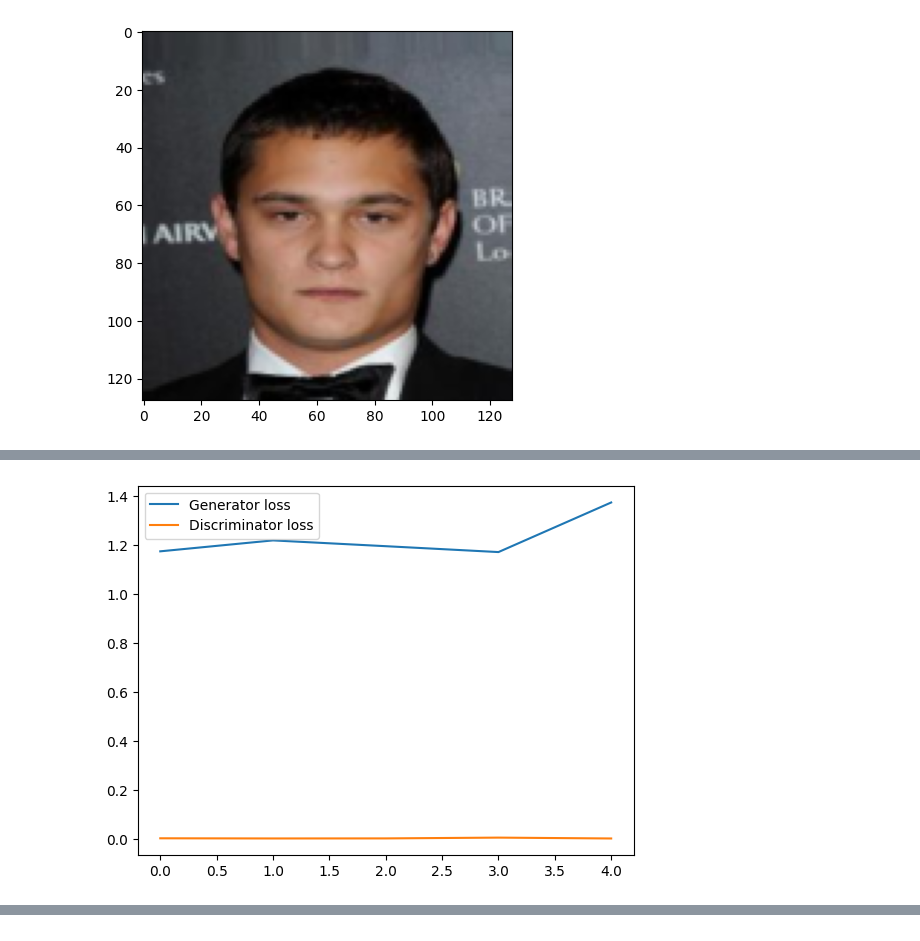
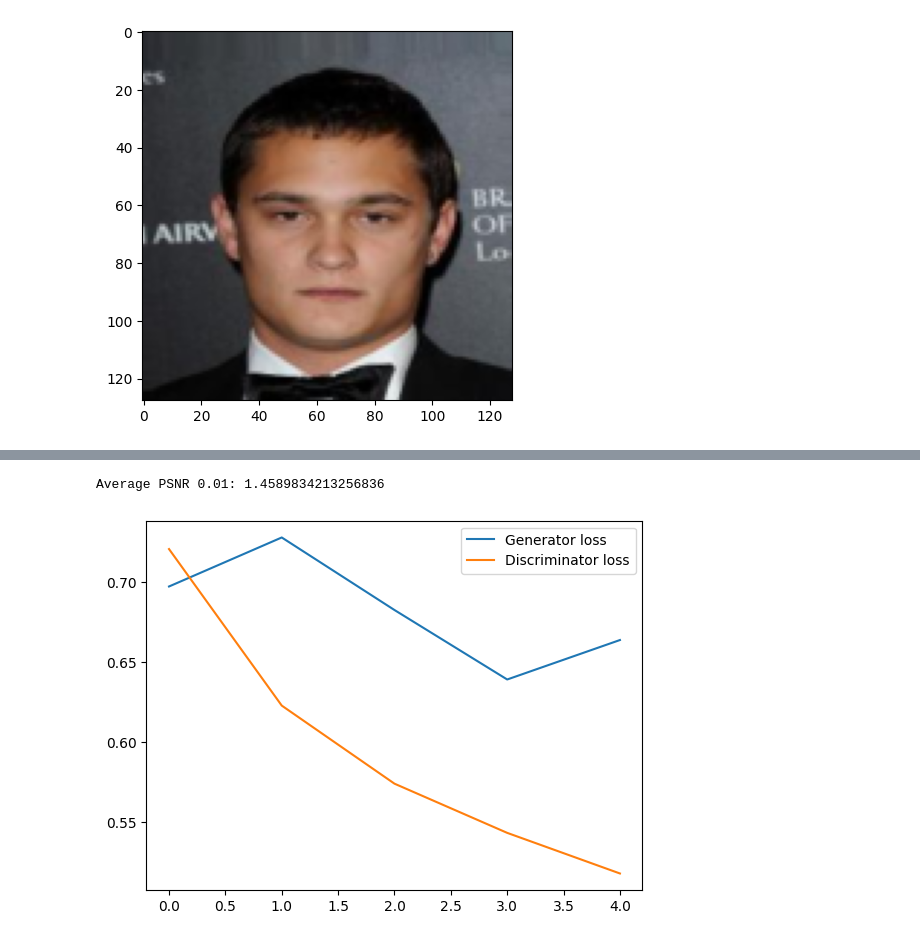
Before and after one commit to DSochirca/dcgan-denoising, a Jupyter notebook: train.ipynb, the cells around one changed output, grey strips where cells are left out. Saved outputs shown, nothing was run; the diff lists cells and outputs as text; code cells hidden in the pictures.

```diff
--- a/train.ipynb
+++ b/train.ipynb
@@ -165,8 +194,37 @@ Epoch [0/1], Step [0/250], Generator loss: 1.1756, Discriminator loss: 0.0018
-# %%
-# Plot the losses
-plt.plot(losses_gen, label='Generator loss')
-plt.plot(losses_disc, label='Discriminator loss')
-plt.legend()
-plt.show()
-# %% [output]
-[figure, removed]
+# %%
+def run_model(num_epochs=1, noise_level_train=(0.1, 0.01), noise_function=gaussian_noise, model_name_save='model', test_run=False):
+    generator = Generator(in_channels=3).to(device)
+    discriminator = Discriminator(input_size=128*128, in_channels=3).to(device)
+
+    # Loss functions
+    criterion = nn.BCEWithLogitsLoss()
+    content_criterion = nn.L1Loss()
+
+    # Optimizers
+    generator_optimizer = torch.optim.Adam(generator.parameters(), lr=0.0002, betas=(0.5, 0.999))
+    discriminator_optimizer = torch.optim.Adam(discriminator.parameters(), lr=0.0002, betas=(0.5, 0.999))
+
+    losses_gen, losses_disc = train(generator, discriminator, train_loader, criterion, content_criterion, generator_optimizer, discriminator_optimizer, num_epochs=num_epochs, noise_level_range=noise_level_train, noise_function=noise_function, model_name_save=model_name_save, test_run=test_run)
+
+    # Test the model
+    noise_level_test1 = 0.01
+    noise_level_test2 = 0.05
+    noise_level_test3 = 0.1
+
+    psnr_score1 = test(generator, test_loader, noise_level=noise_level_test1, noise_function=noise_function, model_name=model_name_save+"01")
+    psnr_score2 = test(generator, test_loader, noise_level=noise_level_test2, noise_function=noise_function, model_name=model_name_save+"05")
+    psnr_score3 = test(generator, test_loader, noise_level=noise_level_test3, noise_function=noise_function, model_name=model_name_save+"1")
+
+    print(f"Average PSNR 0.01: {psnr_score1}")
+    print(f"Average PSNR 0.05: {psnr_score2}")
+    print(f"Average PSNR 0.1: {psnr_score3}")
+
+    # Plot the losses
+    plt.plot(losses_gen, label='Generator loss')
+    plt.plot(losses_disc, label='Discriminator loss')
+    plt.legend()
+    plt.show()
+# %%
+# 0.05 gaussian noise model
+run_model(num_epochs=6, noise_level_train=(0.05, 0.05), noise_function=gaussian_noise, model_name_save='gaussian_05')
+# %% [output]
@@ -172,0 +232,2 @@ plt.show()
+Average PSNR 0.01: 1.4589834213256836
+[figure, added]
```
Also changed, not shown: parts of 12 cells of this notebook, 1 other file.
